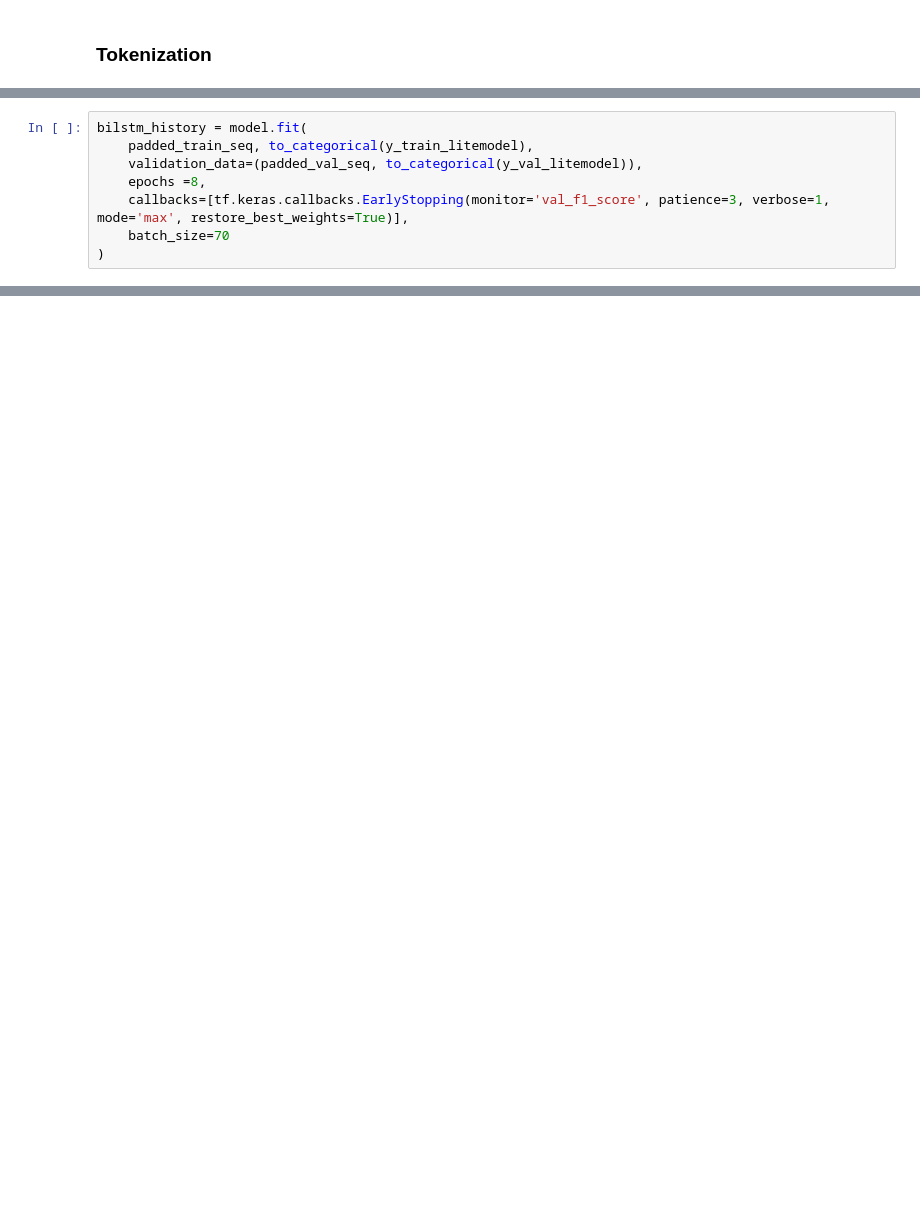
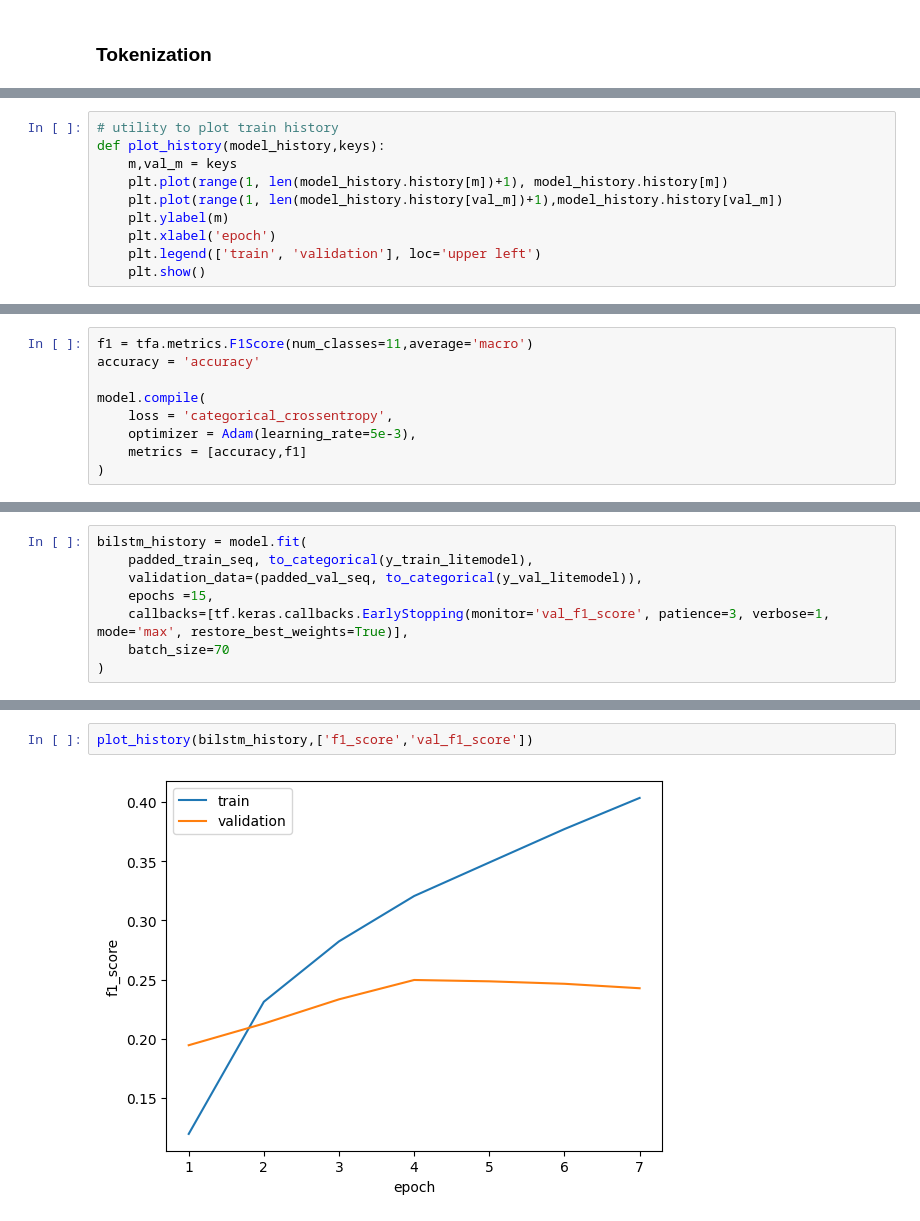
Before and after one commit to eskinderit/A-comparison-of-small-and-large-uni-multi-modal-language-models-for-sentiment-analysis-, a Jupyter notebook: src/text/emotion_text_model.ipynb, the cells around one changed output, grey strips where cells are left out. Cells and saved outputs as stored; diff of their text form; blank space fills up the shorter version.

```diff
--- a/src/text/emotion_text_model.ipynb
+++ b/src/text/emotion_text_model.ipynb
@@ -494,0 +558,10 @@ plot_model(model)
+# %%
+# utility to plot train history
+def plot_history(model_history,keys):
+    m,val_m = keys
+    plt.plot(range(1, len(model_history.history[m])+1), model_history.history[m])
+    plt.plot(range(1, len(model_history.history[val_m])+1),model_history.history[val_m])
+    plt.ylabel(m)
+    plt.xlabel('epoch')
+    plt.legend(['train', 'validation'], loc='upper left')
+    plt.show()
@@ -494,0 +570,9 @@ plot_model(model)
+# %%
+f1 = tfa.metrics.F1Score(num_classes=11,average='macro')
+accuracy = 'accuracy'
+
+model.compile(
+    loss = 'categorical_crossentropy',
+    optimizer = Adam(learning_rate=5e-3),
+    metrics = [accuracy,f1]
+)
@@ -496,7 +582,7 @@ plot_model(model)
 bilstm_history = model.fit(
     padded_train_seq, to_categorical(y_train_litemodel),
     validation_data=(padded_val_seq, to_categorical(y_val_litemodel)),
-    epochs =8,
+    epochs =15,
     callbacks=[tf.keras.callbacks.EarlyStopping(monitor='val_f1_score', patience=3, verbose=1, mode='max', restore_best_weights=True)],
     batch_size=70
 )
@@ -502,0 +605,4 @@ bilstm_history = model.fit(
+# %%
+plot_history(bilstm_history,['f1_score','val_f1_score'])
+# %% [output]
+[figure, added]
```
Also changed, not shown: parts of 39 cells of this notebook.
